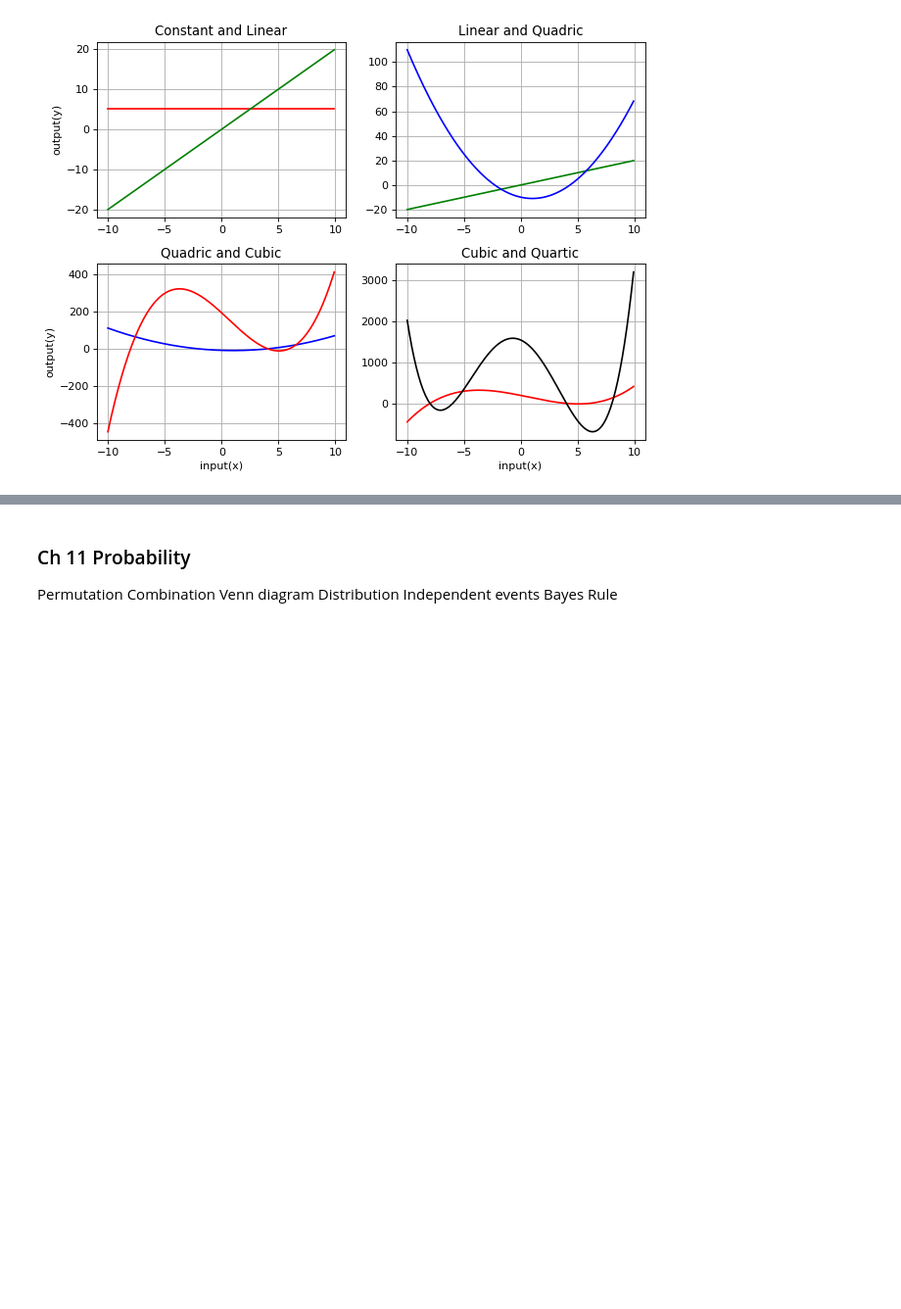
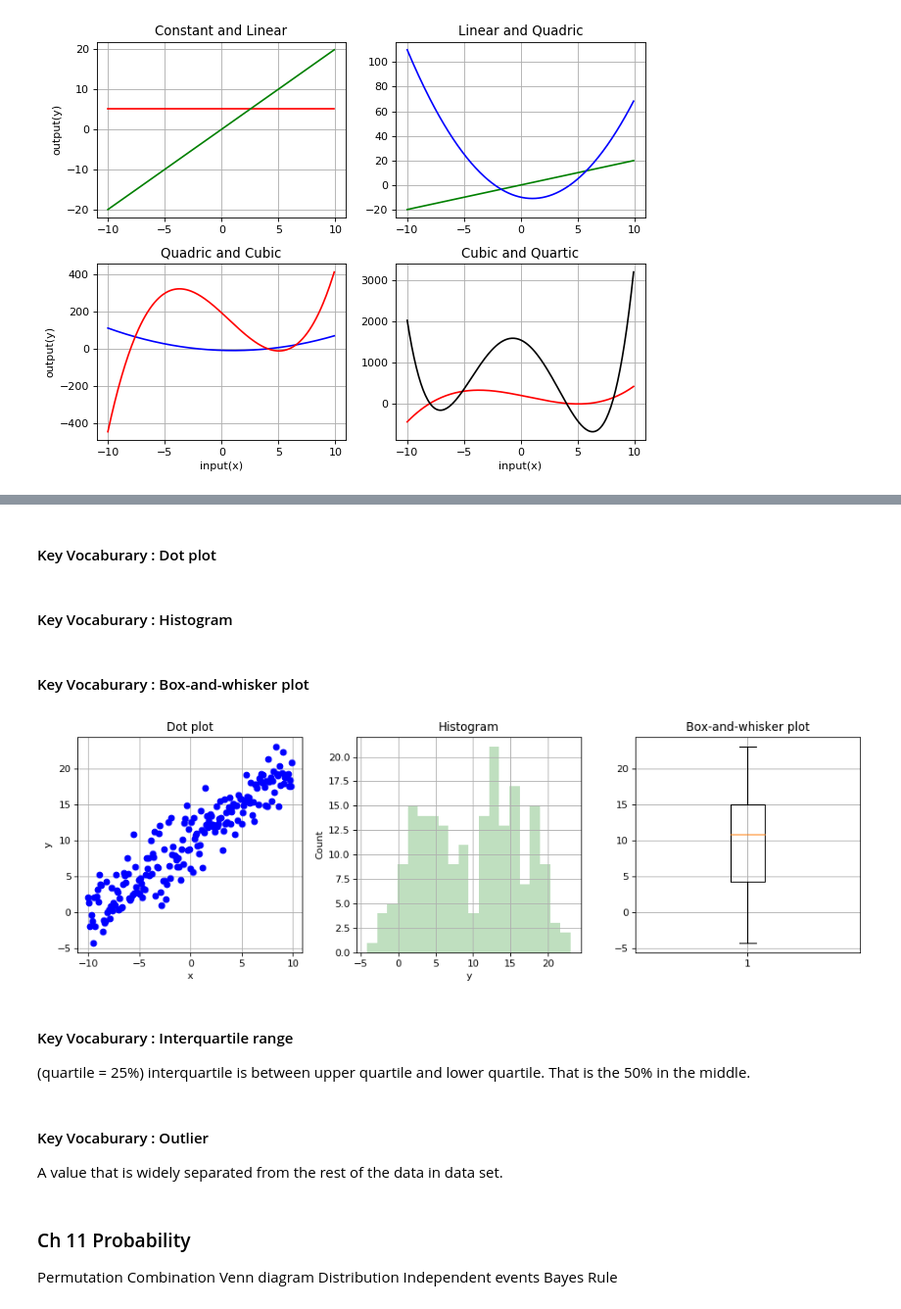
Before and after one commit to apextw/math, a Jupyter notebook: Algebra 1.ipynb, the cells around one changed output, grey strips where cells are left out. Shown: that part at 98% size. Drawn from its saved outputs; the diff is of its cells as text; code cells hidden in the pictures; blank space fills up the shorter version.

```diff
--- a/Algebra 1.ipynb
+++ b/Algebra 1.ipynb
@@ -1753,3 +2150,56 @@ Dot plot
+# %% [markdown]
+#### Key Vocaburary : Dot plot
+# %% [markdown]
+#### Key Vocaburary : Histogram
+# %% [markdown]
+#### Key Vocaburary :  Box-and-whisker plot
+# %%
+
+################################################################################
+from sympy import *
+import numpy as np
+import matplotlib.pyplot as plt
+################################################################################
+
+x = np.arange(-10., 10., .1)
+# noise = np.random.random(len(x)) # uniform distribution
+mu,sigma = 0.0,0.5
+noise = np.random.normal(mu,sigma,len(x)) # normal distribution
+y = x + 5.0 * noise
+# y = noise
+
+# # Plot to figure
+plt.figure(figsize=(12, 4), dpi=80)
+plt.subplot(131)
+plt.title('Dot plot')
+plt.plot(x, y,'bo')
+plt.grid(True)                                # Turn on the grid
+plt.xlabel('x')                               # X Label
+plt.ylabel('y')                               # Y Label
+
+plt.subplot(132)
+plt.title('Histogram')
+plt.hist(y, facecolor='g', alpha=0.25, bins=20)
+plt.grid(True)                                # Turn on the grid
+plt.xlabel('y')                               # X Label
+plt.ylabel('Count')                           # Y Label
+
+plt.subplot(133)
+plt.title('Box-and-whisker plot')
+plt.boxplot(y)
+plt.grid(True)                                # Turn on the grid
+
+plt.tight_layout()                            # Tight the layout
+plt.show()                                    # Show the plot
+# %% [output]
+[figure, added]
+# %% [markdown]
+#### Key Vocaburary : Interquartile range
+(quartile = 25%)
+interquartile is between upper quartile and lower quartile. That is the 50% in the middle.
+# %% [markdown]
+#### Key Vocaburary : Outlier
+A value that is widely separated from the rest of the data in data set.
 # %% [markdown]
 ### Ch 11 Probability
 
```
Also changed, not shown: parts of 27 cells of this notebook.
